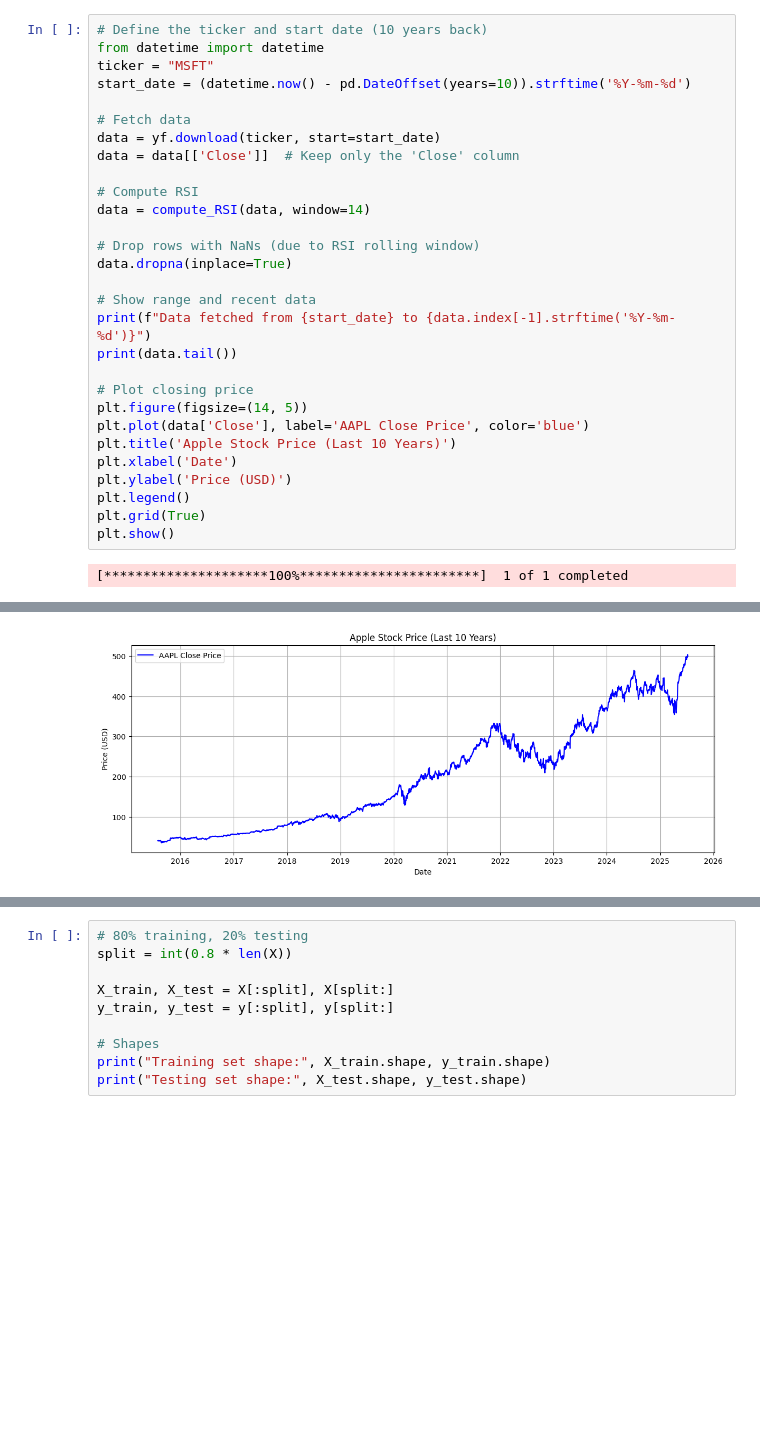
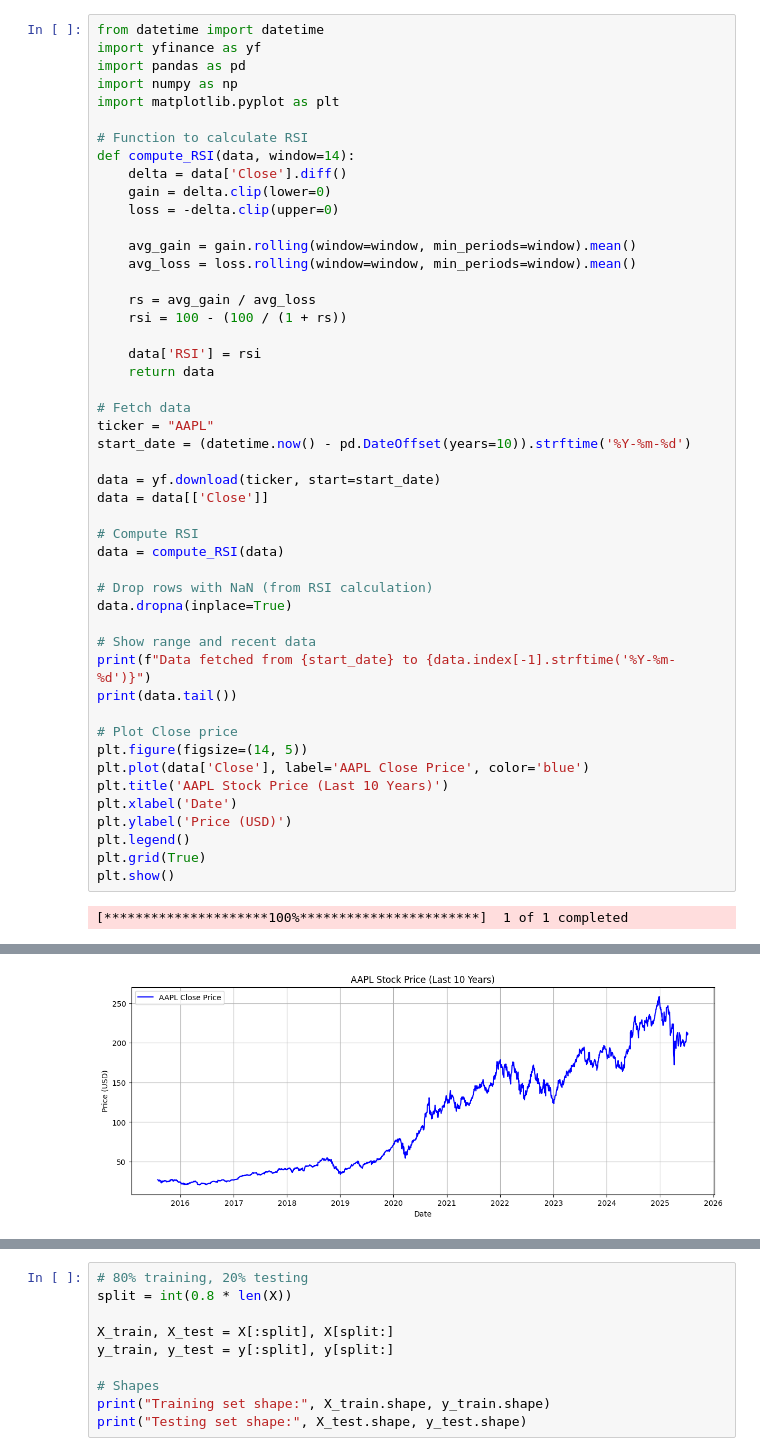
Before and after one commit to NAYAMATVISION/elevatelabs_project, a Jupyter notebook: stockprediction/stockpred.ipynb, the cells around one changed output, grey strips where cells are left out. Drawn from its saved outputs; the diff is of its cells as text; blank space fills up the shorter version.

```diff
--- a/stockprediction/stockpred.ipynb
+++ b/stockprediction/stockpred.ipynb
@@ -23,27 +14,46 @@ def compute_RSI(data, window=14):
 # %%
-# Define the ticker and start date (10 years back)
 from datetime import datetime
-ticker = "MSFT"
+import yfinance as yf
+import pandas as pd
+import numpy as np
+import matplotlib.pyplot as plt
+
+# Function to calculate RSI
+def compute_RSI(data, window=14):
+    delta = data['Close'].diff()
+    gain = delta.clip(lower=0)
+    loss = -delta.clip(upper=0)
+
+    avg_gain = gain.rolling(window=window, min_periods=window).mean()
+    avg_loss = loss.rolling(window=window, min_periods=window).mean()
+
+    rs = avg_gain / avg_loss
+    rsi = 100 - (100 / (1 + rs))
+
+    data['RSI'] = rsi
+    return data
+
+# Fetch data
+ticker = "AAPL"
 start_date = (datetime.now() - pd.DateOffset(years=10)).strftime('%Y-%m-%d')
 
-# Fetch data
 data = yf.download(ticker, start=start_date)
-data = data[['Close']]  # Keep only the 'Close' column
+data = data[['Close']]
 
 # Compute RSI
-data = compute_RSI(data, window=14)
+data = compute_RSI(data)
 
-# Drop rows with NaNs (due to RSI rolling window)
+# Drop rows with NaN (from RSI calculation)
 data.dropna(inplace=True)
 
 # Show range and recent data
 print(f"Data fetched from {start_date} to {data.index[-1].strftime('%Y-%m-%d')}")
 print(data.tail())
 
-# Plot closing price
+# Plot Close price
 plt.figure(figsize=(14, 5))
 plt.plot(data['Close'], label='AAPL Close Price', color='blue')
-plt.title('Apple Stock Price (Last 10 Years)')
+plt.title('AAPL Stock Price (Last 10 Years)')
 plt.xlabel('Date')
 plt.ylabel('Price (USD)')
 plt.legend()
@@ -63,4 +73,4 @@ Date
-[figure, old version]
+[figure, new version]
 # %%
 print(data.isnull().sum())
 # %% [output]
```
Also changed, not shown: parts of 12 cells of this notebook, 3 other files.
